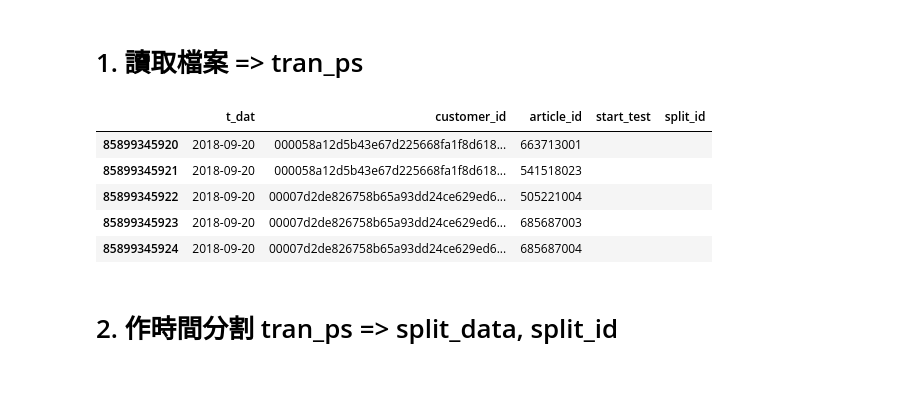
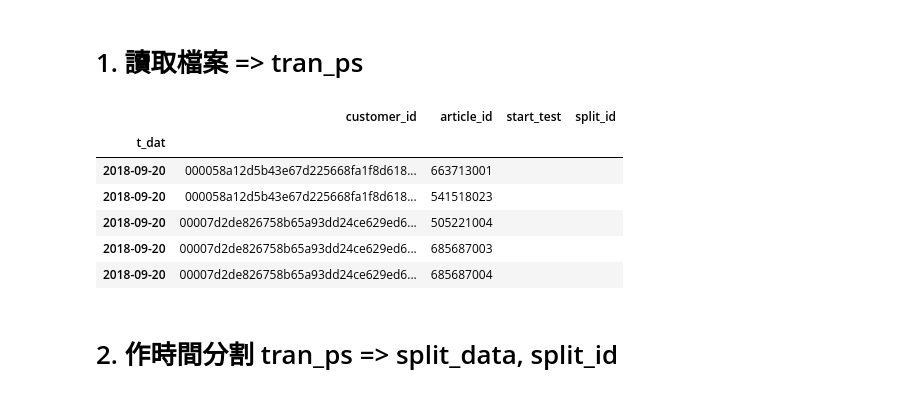
Before and after one commit to maggie860326/BDSE23_HM_recommedation, a Jupyter notebook: spark/time_split_paras_search_by_pandas_udf.ipynb, the cells around one changed output. Drawn from its saved outputs; the diff is of its cells as text; code cells hidden in the pictures.

```diff
--- a/spark/time_split_paras_search_by_pandas_udf.ipynb
+++ b/spark/time_split_paras_search_by_pandas_udf.ipynb
@@ -28,17 +31,18 @@ spark.conf.get("spark.kryoserializer.buffer.max")
 # articles = ps.read_parquet('/user/HM_parquet/articles.parquet')
 tran_ps = ps.read_parquet('/user/HM_parquet/transactions_train.parquet').drop(['price', 'sales_channel_id'], axis=1)
 # %%
-# tran_ps.set_index('t_dat',inplace=True)
+tran_ps.set_index('t_dat',inplace=True)
 tran_ps['start_test'] = ''
 tran_ps['split_id'] = ''
 tran_ps.head(5)
 # %% [output]
-|  | t_dat | customer_id | article_id | start_test | split_id |
-| 85899345920 | 2018-09-20 | 000058a12d5b43e67d225668fa1f8d618... | 663713001 |  |  |
-| 85899345921 | 2018-09-20 | 000058a12d5b43e67d225668fa1f8d618... | 541518023 |  |  |
-| 85899345922 | 2018-09-20 | 00007d2de826758b65a93dd24ce629ed6... | 505221004 |  |  |
-| 85899345923 | 2018-09-20 | 00007d2de826758b65a93dd24ce629ed6... | 685687003 |  |  |
-| 85899345924 | 2018-09-20 | 00007d2de826758b65a93dd24ce629ed6... | 685687004 |  |  |
+|  | customer_id | article_id | start_test | split_id |
+| t_dat |  |  |  |  |
+| 2018-09-20 | 000058a12d5b43e67d225668fa1f8d618... | 663713001 |  |  |
+| 2018-09-20 | 000058a12d5b43e67d225668fa1f8d618... | 541518023 |  |  |
+| 2018-09-20 | 00007d2de826758b65a93dd24ce629ed6... | 505221004 |  |  |
+| 2018-09-20 | 00007d2de826758b65a93dd24ce629ed6... | 685687003 |  |  |
+| 2018-09-20 | 00007d2de826758b65a93dd24ce629ed6... | 685687004 |  |  |
 # %% [markdown]
 # 2. 作時間分割 tran_ps => split_data, split_id
 # %%
```
Also changed, not shown: parts of 27 cells of this notebook, 1 other file.
